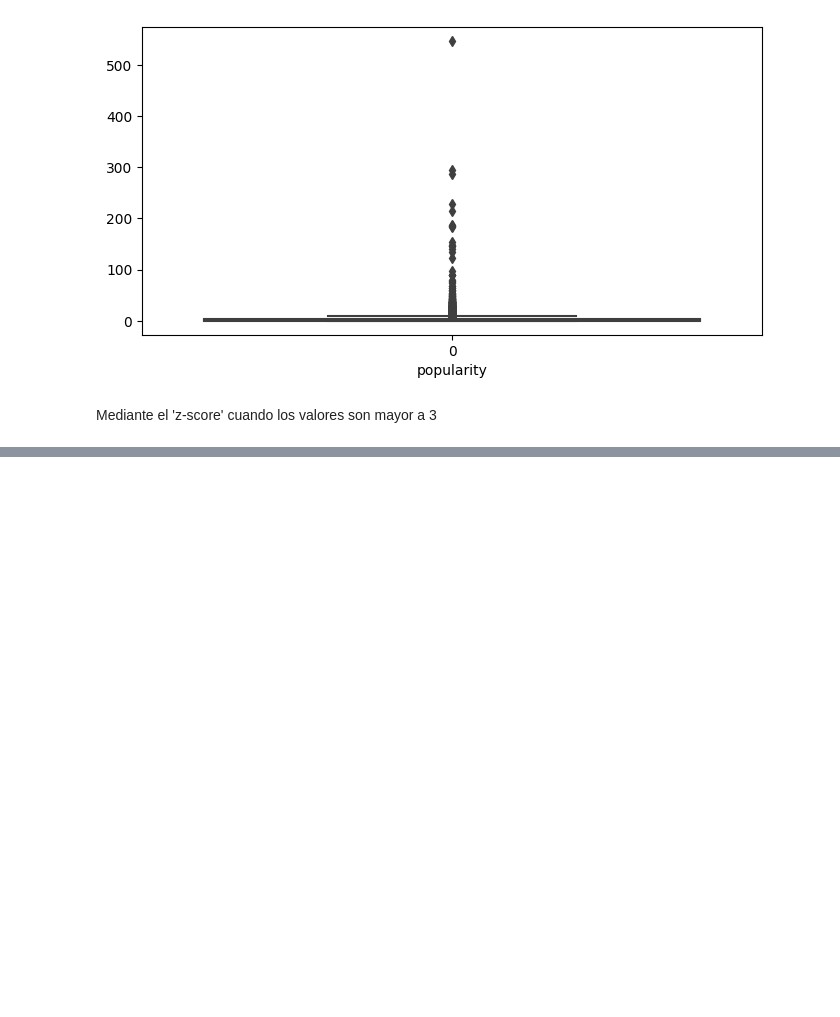
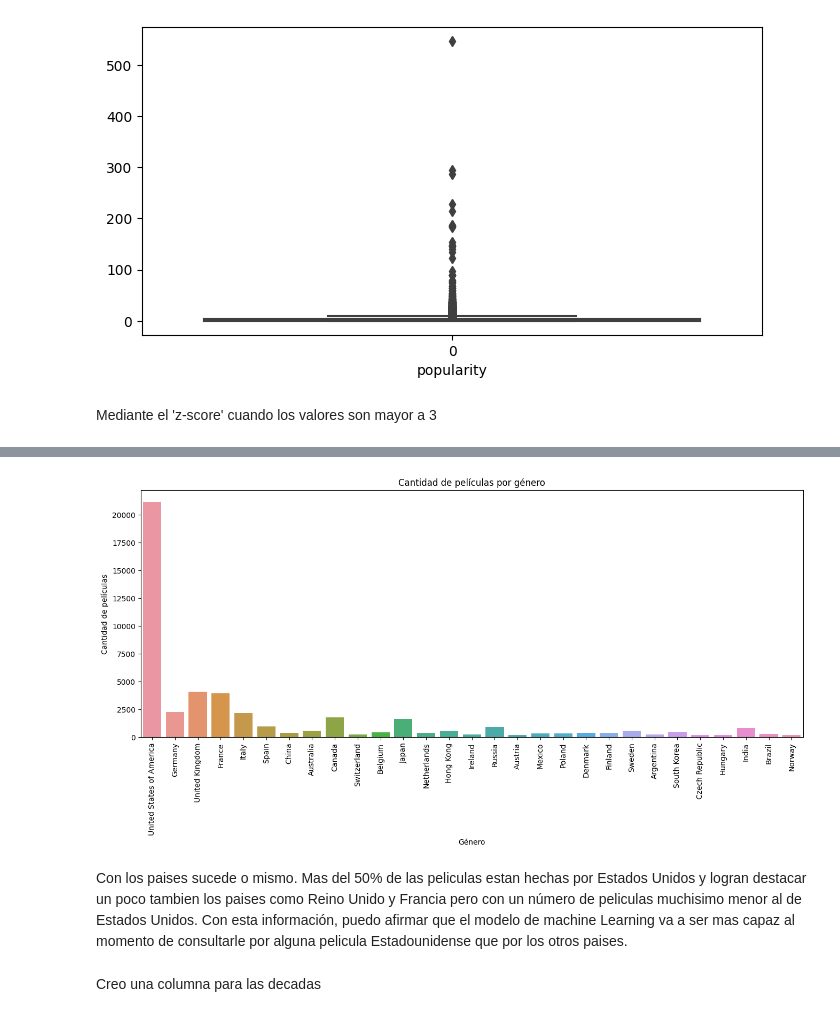
Before and after one commit to uriellmendezz/Movies_Recommendation_API, a Jupyter notebook: notebooks/EDA_process/EDA_movies.ipynb, the cells around one changed output, grey strips where cells are left out. Drawn from its saved outputs; the diff is of its cells as text; code cells hidden in the pictures; blank space fills up the shorter version.

Commit message:
ML Model

```diff
--- a/notebooks/EDA_process/EDA_movies.ipynb
+++ b/notebooks/EDA_process/EDA_movies.ipynb
@@ -238,0 +352,12 @@ Mediante el 'z-score' cuando los valores son mayor a 3
+# %%
+movies.production_countries = movies.production_countries.str.split('|')
+exploded_countries = movies.production_countries.explode()
+# %%
+countries = {k:[] for k in exploded_countries.unique() if not pd.isna(k)} # Elimino la clave que se me género por los valores vacios
+# %%
+for key in countries:
+    # Busco cuantas peliculas tiene es su genero a la key y agrego esa cantidad al diccionario al genero que le corresponde
+    cantidad = movies.movie_id.loc[movies.production_countries.fillna(' ').astype(str).str.contains(key)].count()
+    countries[key] = cantidad
+
+countries
@@ -238,0 +384,3 @@ Mediante el 'z-score' cuando los valores son mayor a 3
+# %%
+countries = {k: v for k,v in countries.items() if v >= 170}
+countries
@@ -238,0 +405,14 @@ Mediante el 'z-score' cuando los valores son mayor a 3
+# %%
+plt.figure(figsize=(16,6))
+sns.barplot(x=list(countries.keys()), y= list(countries.values()))
+plt.xlabel('Género')
+plt.ylabel('Cantidad de películas')
+plt.title('Cantidad de películas por género')
+plt.xticks(rotation=90)
+plt.show()
+# %% [output]
+[figure, added]
+# %% [markdown]
+Con los paises sucede o mismo. Mas del 50% de las peliculas estan hechas por Estados Unidos y logran destacar un poco tambien los paises como Reino Unido y Francia pero con un número de peliculas muchisimo menor al de Estados Unidos. Con esta información, puedo afirmar que el modelo de machine Learning va a ser mas capaz al momento de consultarle por alguna pelicula Estadounidense que por los otros paises.
+# %% [markdown]
+Creo una columna para las decadas
```
Also changed, not shown: parts of 33 cells of this notebook, 1 other file.
